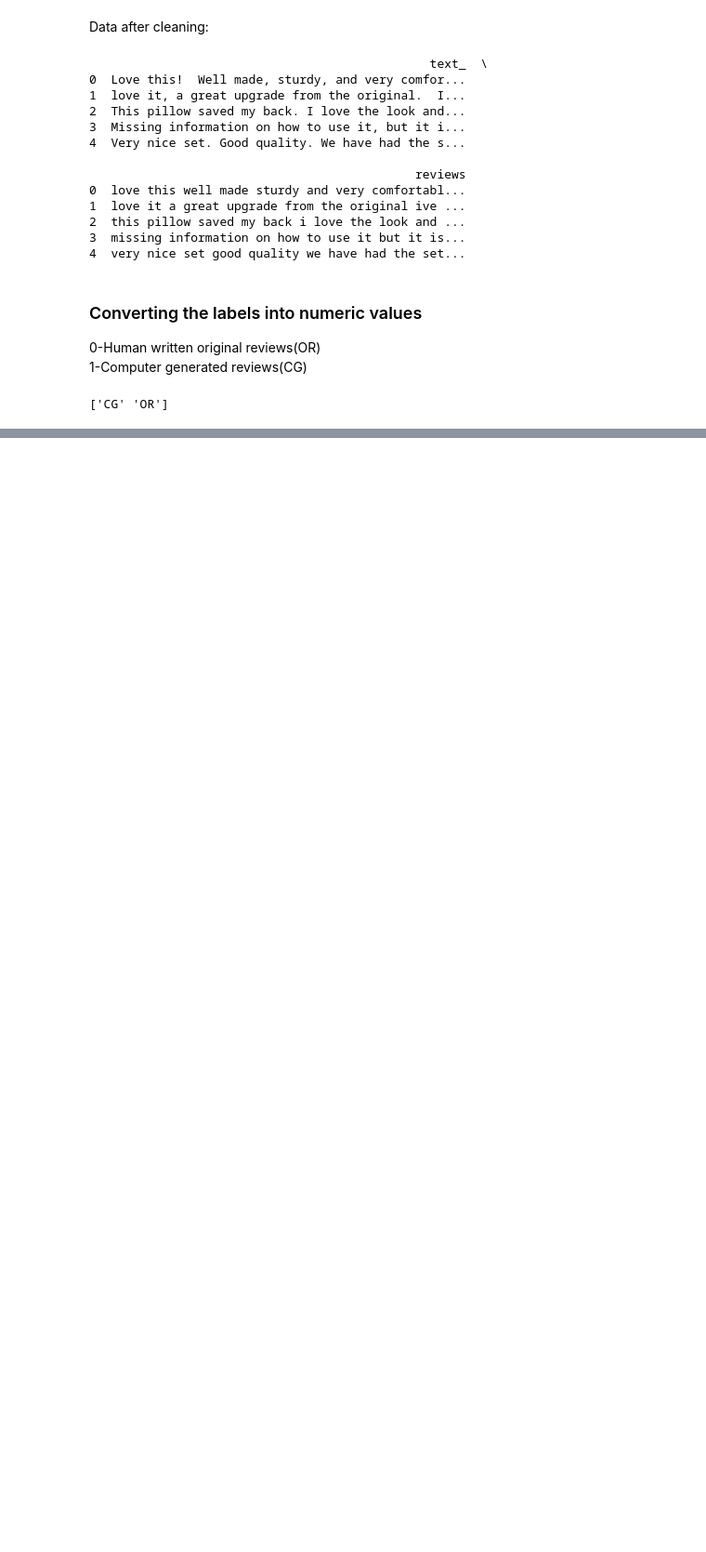
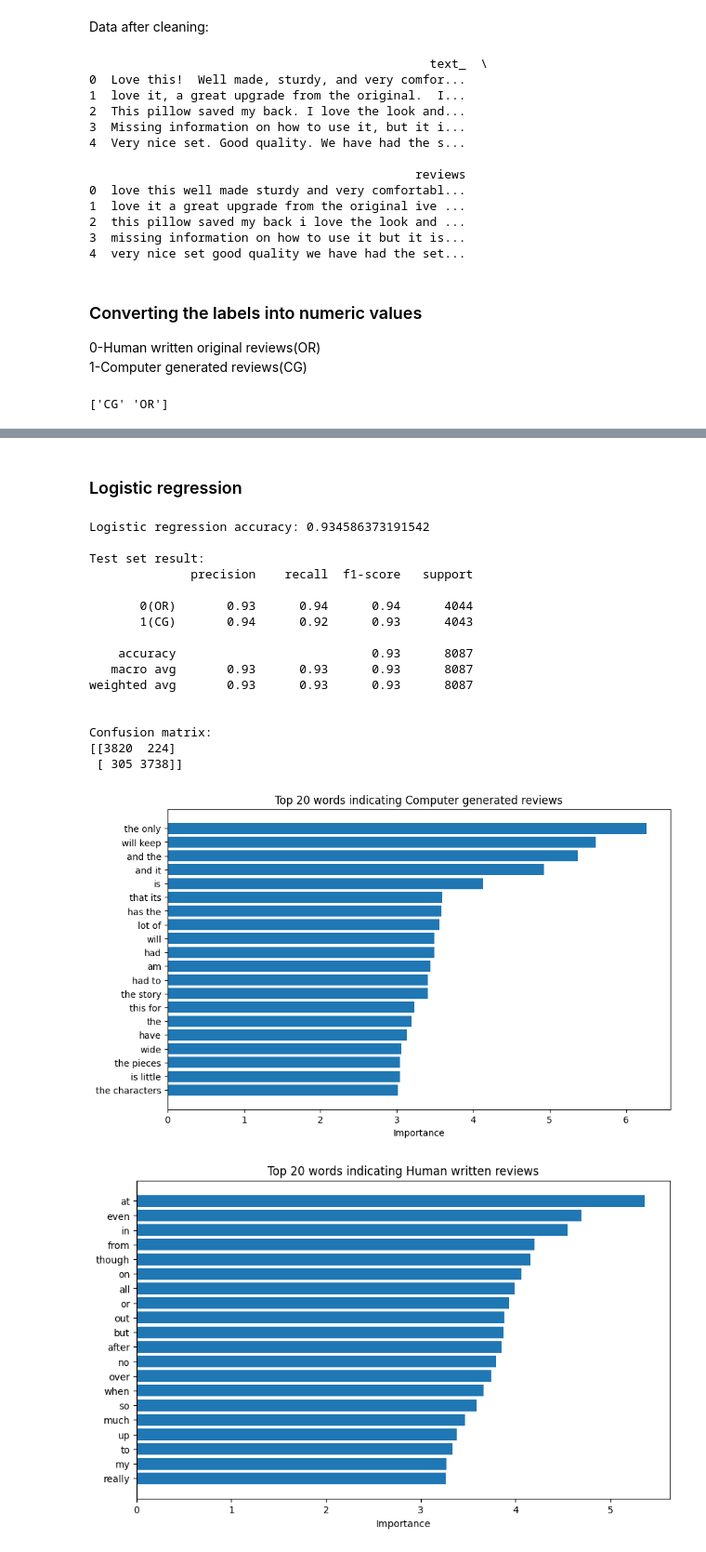
Before and after one commit to anamilenkoska/Fake-Reviews-Prediction, a Jupyter notebook: Fake-reviews-prediction.ipynb, the cells around one changed output, grey strips where cells are left out. Shown at 93% size. Cells and saved outputs as stored; diff of their text form; code cells hidden in the pictures; blank space fills up the shorter version.

```diff
--- a/Fake-reviews-prediction.ipynb
+++ b/Fake-reviews-prediction.ipynb
@@ -176,0 +254,56 @@ X_train, X_val, y_train, y_val=train_test_split(
+# %% [markdown]
+### Logistic regression
+# %%
+lr_model=LogisticRegression(max_iter=1000)
+lr_model.fit(X_train_tfidf, y_train)
+
+y_val_pred_lr=lr_model.predict(X_val_tfidf)
+y_test_pred_lr=lr_model.predict(X_test_tfidf)
+
+accuracy_lr=accuracy_score(y_test,y_test_pred_lr)
+print("\nLogistic regression accuracy:",accuracy_lr)
+
+print("\nTest set result:")
+print(classification_report(y_test,y_test_pred_lr,target_names=['0(OR)','1(CG)']))
+
+print("\nConfusion matrix:")
+print(confusion_matrix(y_test,y_test_pred_lr))
+
+#feature importance plots
+coefficients=lr_model.coef_[0]
+
+top_ai=np.argsort(coefficients)[-20:]
+top_human=np.argsort(coefficients)[:20][::-1]
+
+#AI feature importance plot
+plt.figure(figsize=(10,6))
+plt.barh(features[top_ai], np.abs(coefficients[top_ai]))
+plt.title("Top 20 words indicating Computer generated reviews")
+plt.xlabel("Importance")
+plt.show()
+
+#Human feature importance plot
+plt.figure(figsize=(10,6))
+plt.barh(features[top_human], np.abs(coefficients[top_human]))
+plt.title("Top 20 words indicating Human written reviews")
+plt.xlabel("Importance")
+plt.show()
+# %% [output]
+Logistic regression accuracy: 0.934586373191542
+
+Test set result:
+              precision    recall  f1-score   support
+
+       0(OR)       0.93      0.94      0.94      4044
+       1(CG)       0.94      0.92      0.93      4043
+
+    accuracy                           0.93      8087
+   macro avg       0.93      0.93      0.93      8087
+weighted avg       0.93      0.93      0.93      8087
+
+
+Confusion matrix:
+[[3820  224]
+ [ 305 3738]]
+[figure, added]
+[figure, added]
```
Also changed, not shown: parts of 11 cells of this notebook.
